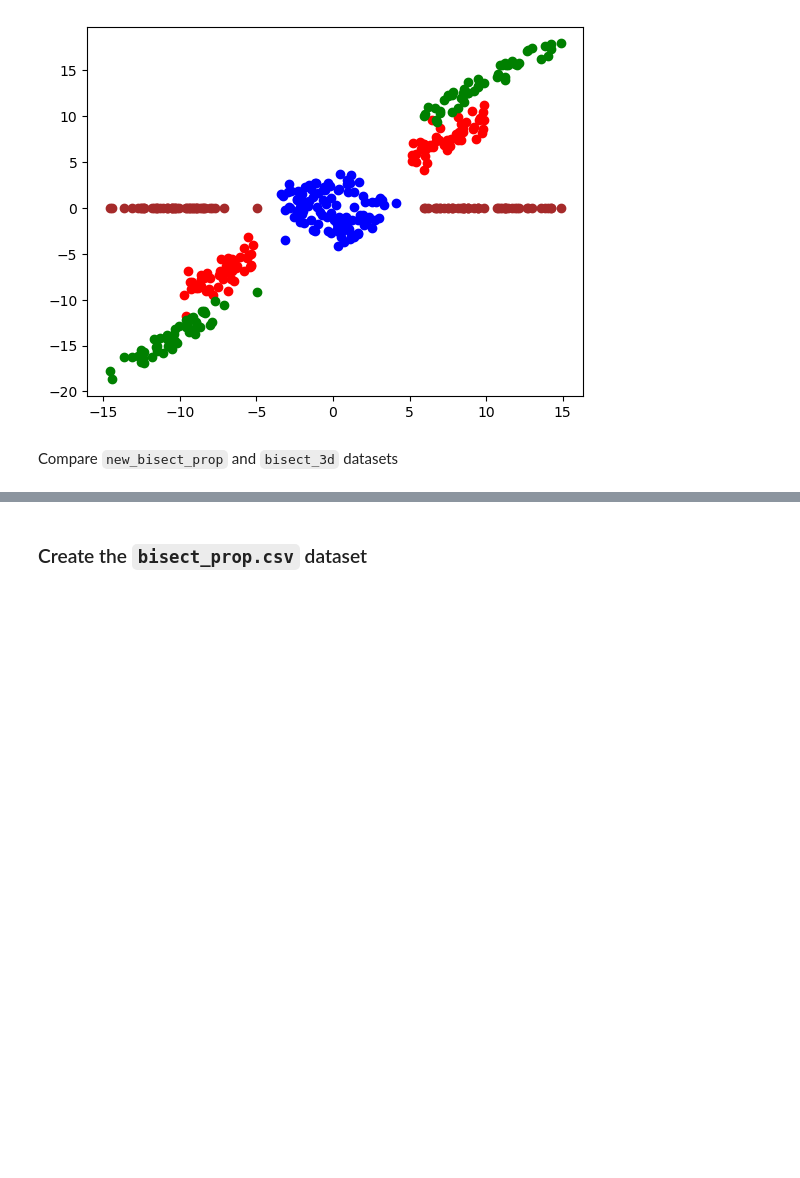
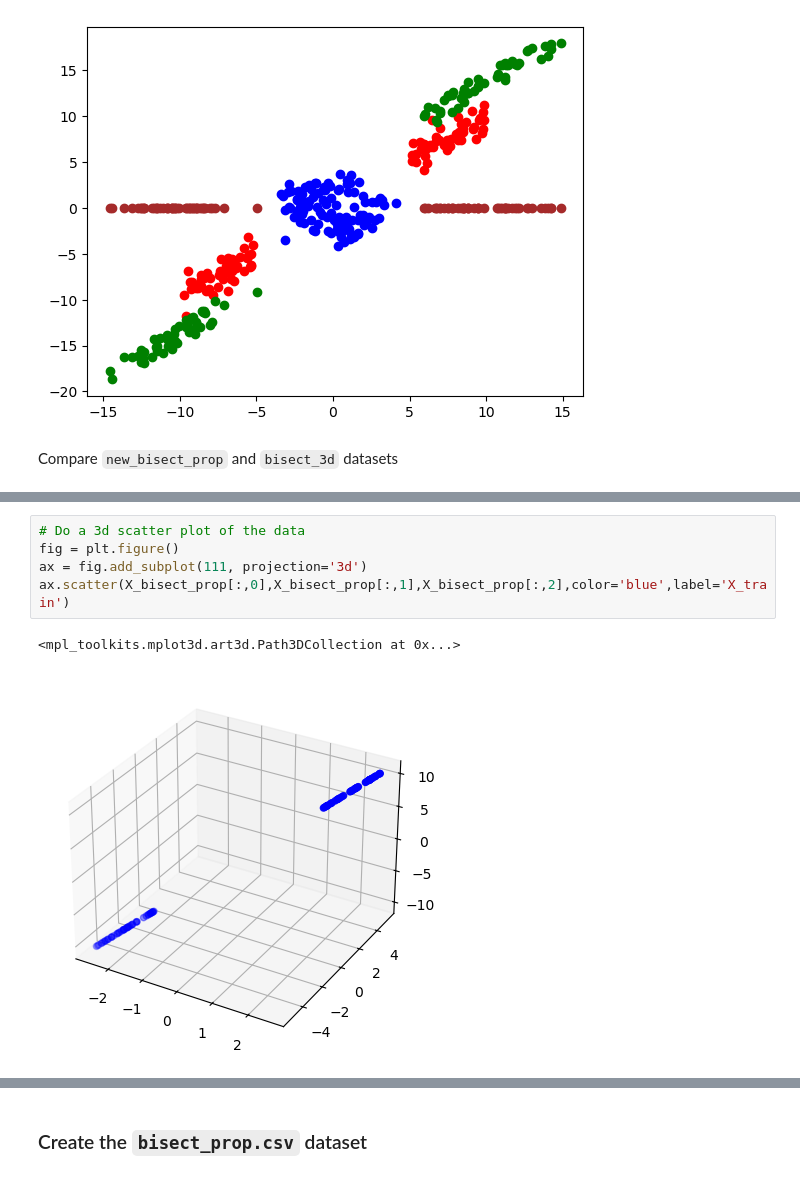
Before and after one commit to alessioarcudi/ExIFFI, a Jupyter notebook: notebooks/synthetic_datasets.ipynb, the cells around one changed output, grey strips where cells are left out. Cells and saved outputs as stored; diff of their text form; blank space fills up the shorter version.

```diff
--- a/notebooks/synthetic_datasets.ipynb
+++ b/notebooks/synthetic_datasets.ipynb
@@ -418,0 +422,8 @@ plt.legend()
+# %%
+# Do a 3d scatter plot of the data
+fig = plt.figure()
+ax = fig.add_subplot(111, projection='3d')
+ax.scatter(X_bisect_prop[:,0],X_bisect_prop[:,1],X_bisect_prop[:,2],color='blue',label='X_train')
+# %% [output]
+<mpl_toolkits.mplot3d.art3d.Path3DCollection at 0x...>
+[figure, added]
```
Also changed, not shown: parts of 10 cells of this notebook, 3 other files.
